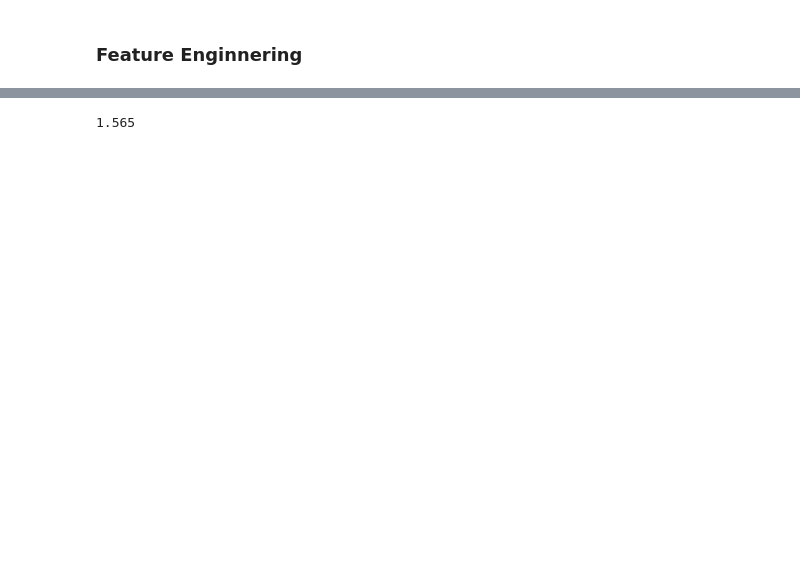
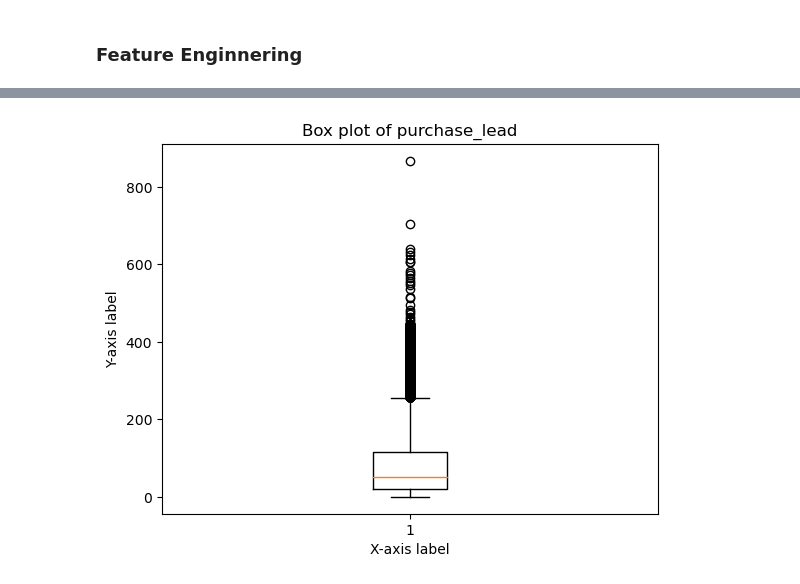
Before and after one commit to dasanmiguelv/supervised-machine-learning, a Jupyter notebook: behaviour-buying/Getting Started.ipynb, the cells around one changed output, grey strips where cells are left out. Saved outputs shown, nothing was run; the diff lists cells and outputs as text; code cells hidden in the pictures; blank space fills up the shorter version.

```diff
--- a/behaviour-buying/Getting Started.ipynb
+++ b/behaviour-buying/Getting Started.ipynb
@@ -185,4 +126,9 @@ a = 1.565
-# %%
-abs(a)
-# %% [output]
-1.565
+# %%
+import matplotlib.pyplot as plt
+plt.boxplot(df['purchase_lead'])
+plt.title('Box plot of purchase_lead')
+plt.xlabel('X-axis label')
+plt.ylabel('Y-axis label')
+plt.show()
+# %% [output]
+[figure, added]
```
Also changed, not shown: parts of 14 cells of this notebook.
